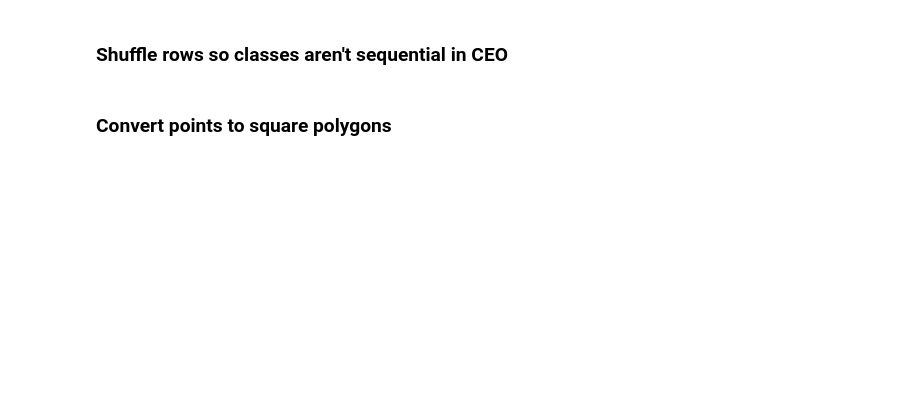
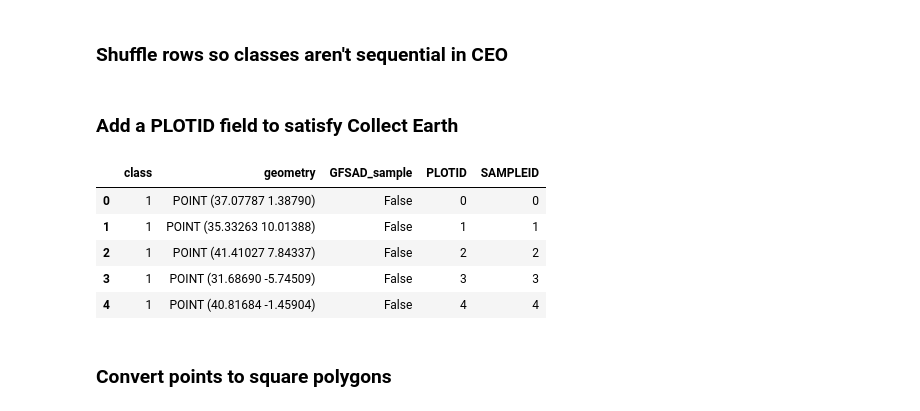
Before and after one commit to fivejjs/deafrica-sandbox-notebooks, a Jupyter notebook: crop_mask/create_TD_polygons.ipynb, the cells around one changed output. Drawn from its saved outputs; the diff is of its cells as text; code cells hidden in the pictures; blank space fills up the shorter version.

```diff
--- a/crop_mask/create_TD_polygons.ipynb
+++ b/crop_mask/create_TD_polygons.ipynb
@@ -188,0 +189,10 @@ gdf_points['SAMPLEID'] = range(0,len(gdf_points))
+# %%
+crops = gfsad_gdf[gfsad_gdf['class']==1].sample(n=50).reset_index(drop=True)
+noncrops = gfsad_gdf[gfsad_gdf['class']==0].sample(n=50).reset_index(drop=True)
+
+#reclassify class int to match GFSAD scheme
+crops['class'] = np.where(crops['class'] == 1,2, crops['class'])
+noncrops['class'] = np.where(noncrops['class'] == 0,1, crops['class'])
+
+testing_gdf_points = pd.concat([crops,noncrops]).reset_index(drop=True).drop(columns=['ID','CODE','COUNTRY'])
+testing_gdf_points.head()
@@ -190,6 +207,24 @@ gdf_points['SAMPLEID'] = range(0,len(gdf_points))
 ### Shuffle rows so classes aren't sequential in CEO
 # %%
 gdf_points = gdf_points.sample(frac=1).reset_index(drop=True)
+testing_gdf_points = testing_gdf_points.sample(frac=1).reset_index(drop=True)
+# %% [markdown]
+### Add a PLOTID field to satisfy Collect Earth
+# %%
+gdf_points['PLOTID'] = range(0,len(gdf_points))
+gdf_points['SAMPLEID'] = range(0,len(gdf_points))
+
+testing_gdf_points['PLOTID'] = range(0,len(testing_gdf_points))
+testing_gdf_points['SAMPLEID'] = range(0,len(testing_gdf_points))
+
+gdf_points.head()
+# %% [output]
+|  | class | geometry | GFSAD_sample | PLOTID | SAMPLEID |
+| 0 | 1 | POINT (37.07787 1.38790) | False | 0 | 0 |
+| 1 | 1 | POINT (35.33263 10.01388) | False | 1 | 1 |
+| 2 | 1 | POINT (41.41027 7.84337) | False | 2 | 2 |
+| 3 | 1 | POINT (31.68690 -5.74509) | False | 3 | 3 |
+| 4 | 1 | POINT (40.81684 -1.45904) | False | 4 | 4 |
 # %% [markdown]
 ### Convert points to square polygons
 # %%
```
Also changed, not shown: parts of 9 cells of this notebook, 1 other file.
